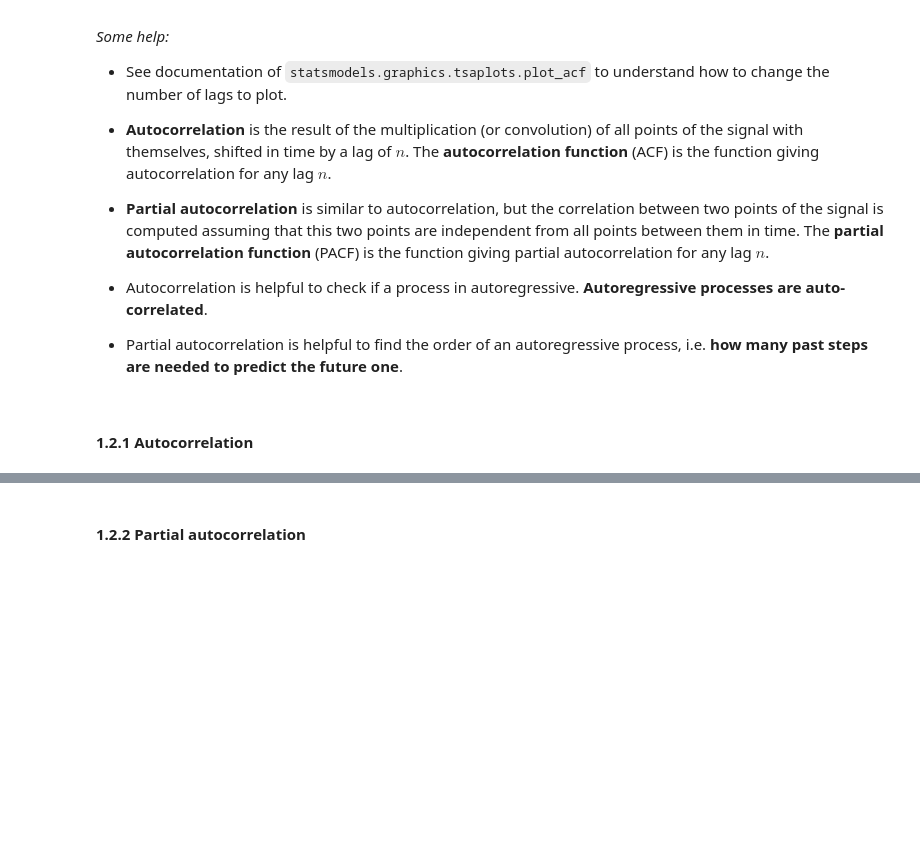
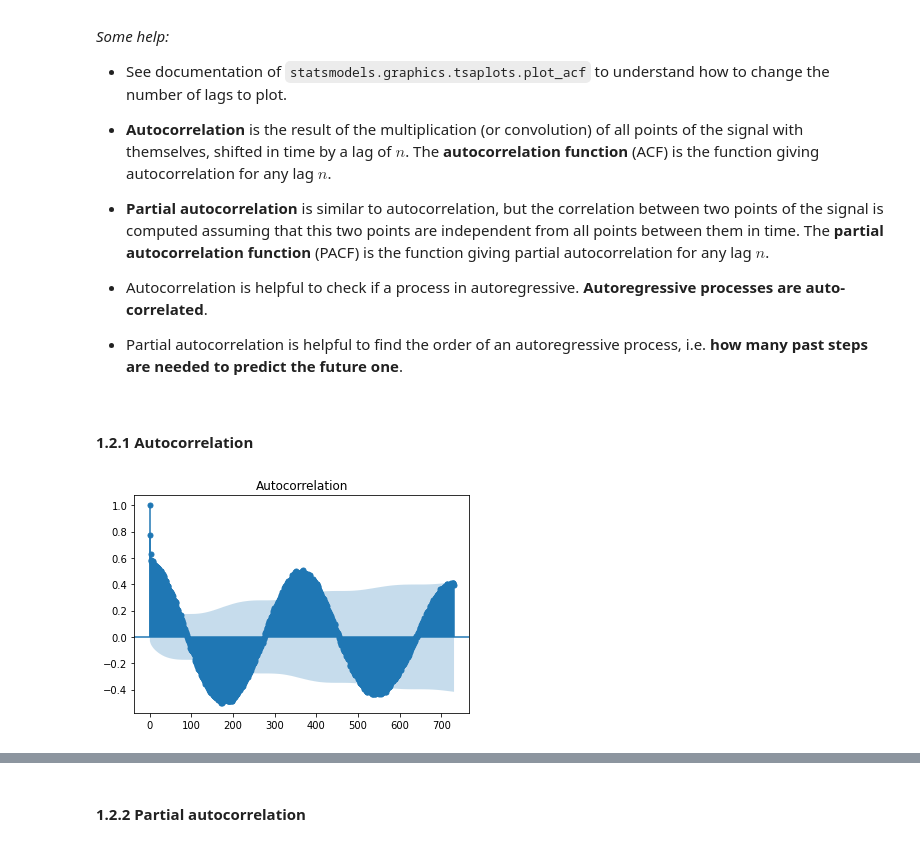
Before and after one commit to RomainBnfn/Timeseries-Sequence-Processing-2021, a Jupyter notebook: TD1_Timeseries_Analysis.ipynb, the cells around one changed output, grey strips where cells are left out. Cells and saved outputs as stored; diff of their text form; code cells hidden in the pictures; blank space fills up the shorter version.

```diff
--- a/TD1_Timeseries_Analysis.ipynb
+++ b/TD1_Timeseries_Analysis.ipynb
@@ -179,8 +233,9 @@ from statsmodels.graphics.tsaplots import plot_pacf, plot_acf
 #### 1.2.1 Autocorrelation
 # %%
 # Plot autocorrelation for lags between 1 and 730 days
-...
-
+plot_acf(df.values.squeeze(), lags=730)
 plt.show()
+# %% [output]
+[figure, added]
 # %%
 # Plot autocorrelation for lags between 1 and 31 days
```
Also changed, not shown: parts of 21 cells of this notebook.
